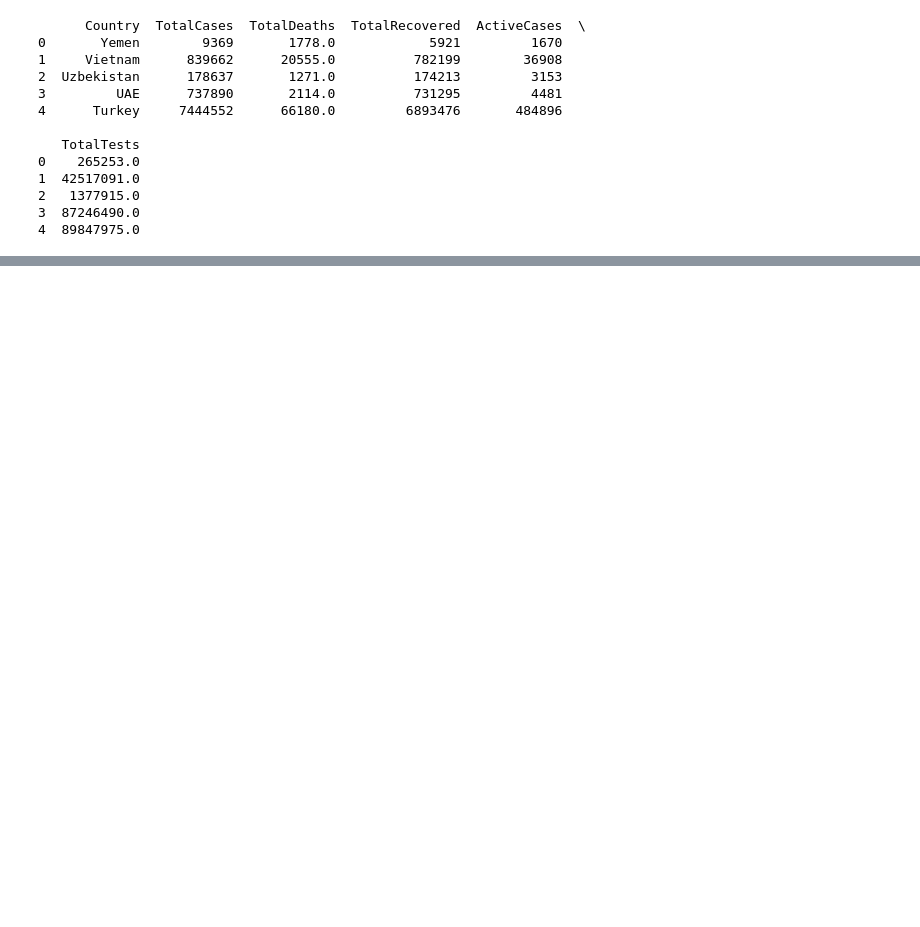
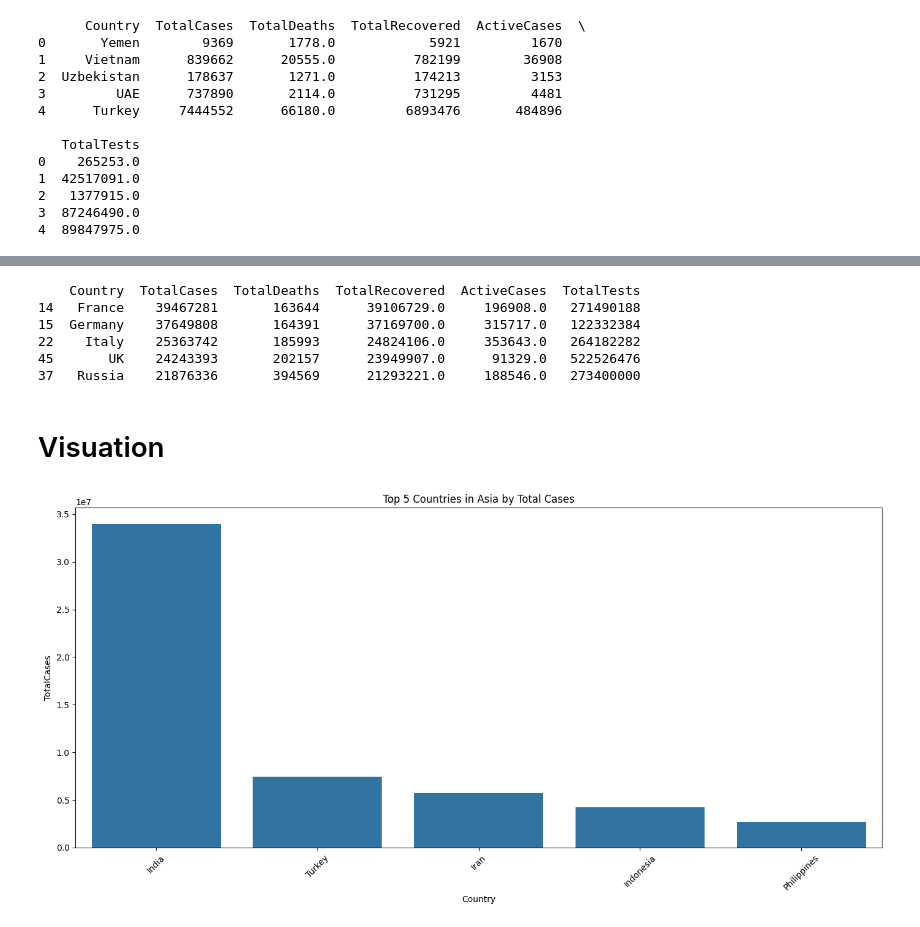
Before and after one commit to rachanakafle/rachana-made-template, a Jupyter notebook: project/report.ipynb, the cells around one changed output, grey strips where cells are left out. Drawn from its saved outputs; the diff is of its cells as text; code cells hidden in the pictures; blank space fills up the shorter version.

Commit message:
added data exploration

```diff
--- a/project/report.ipynb
+++ b/project/report.ipynb
@@ -50,0 +117,3 @@ print(df_europe.head())
+# %%
+top_countries_asia = df_asia.sort_values(by='TotalCases', ascending=False).head(5)
+print(top_countries_asia)
@@ -50,0 +134,10 @@ print(df_europe.head())
+# %%
+top_countries_europe = df_europe.sort_values(by='TotalCases', ascending=False).head(5)
+print(top_countries_europe)
+# %% [output]
+    Country  TotalCases  TotalDeaths  TotalRecovered  ActiveCases  TotalTests
+14   France    39467281       163644      39106729.0     196908.0   271490188
+15  Germany    37649808       164391      37169700.0     315717.0   122332384
+22    Italy    25363742       185993      24824106.0     353643.0   264182282
+45       UK    24243393       202157      23949907.0      91329.0   522526476
+37   Russia    21876336       394569      21293221.0     188546.0   273400000
@@ -50,0 +148,11 @@ print(df_europe.head())
+# %% [markdown]
+# Visuation
+# %%
+plt.figure(figsize=(14, 7))
+sns.barplot(x='Country', y='TotalCases', data=top_countries_asia)
+plt.title('Top 5 Countries in Asia by Total Cases')
+plt.xticks(rotation=45)
+plt.tight_layout()
+plt.show()
+# %% [output]
+[figure, added]
```
Also changed, not shown: parts of 12 cells of this notebook.
